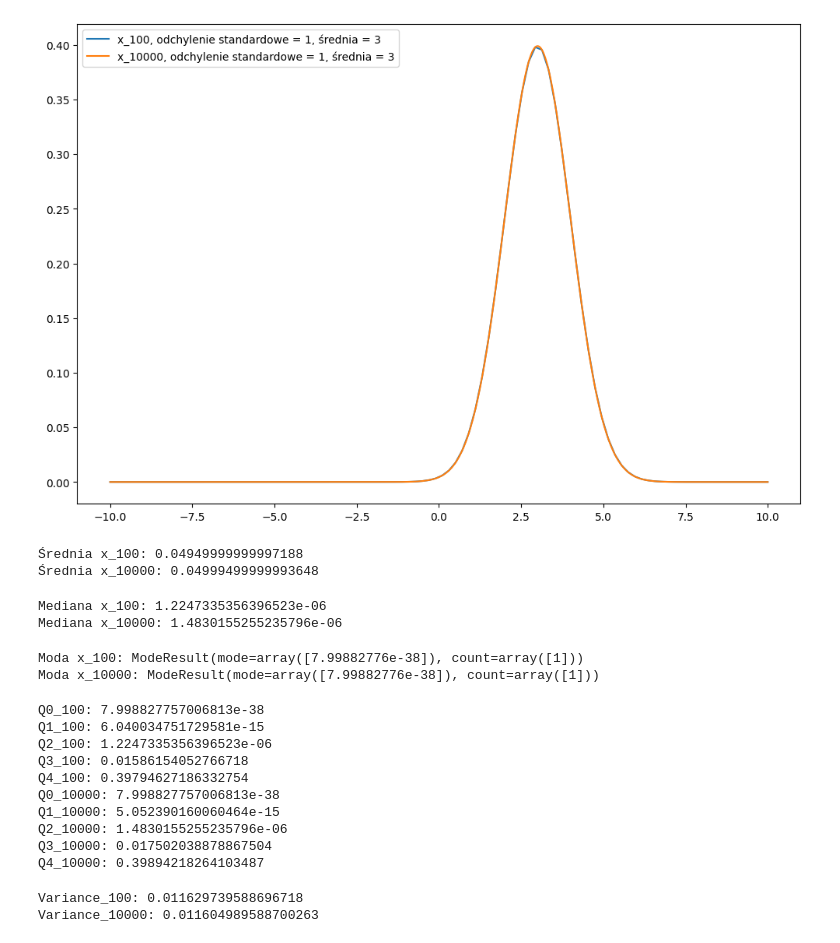
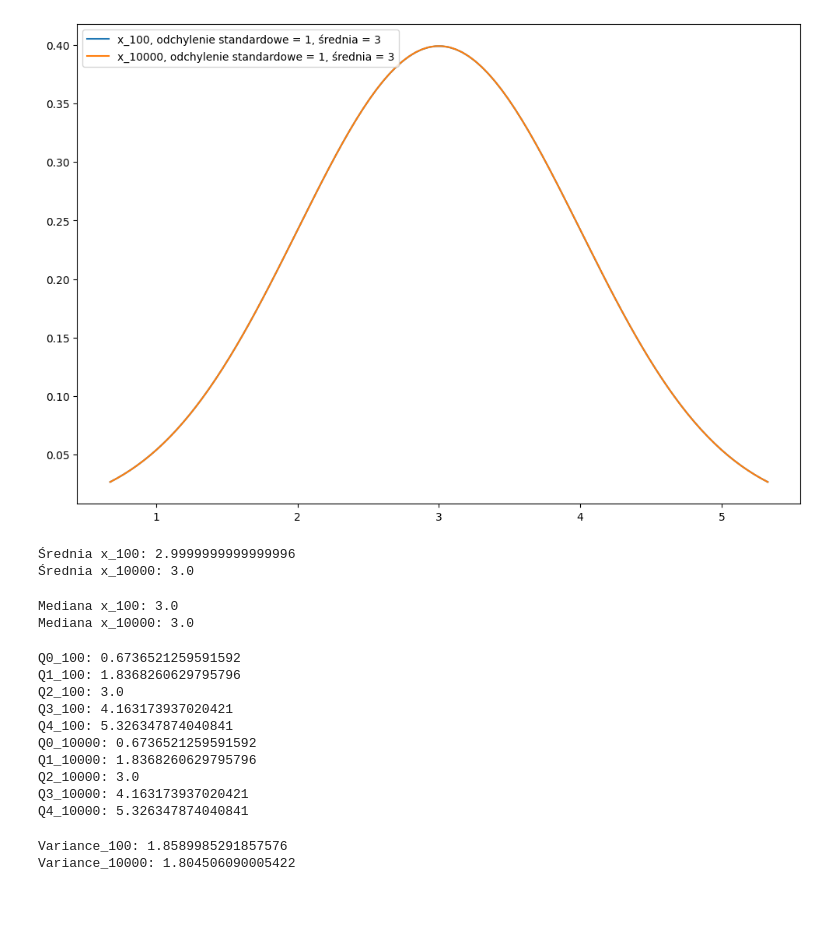
Before and after one commit to amadeuszpolak/zad_10_2_stats, a Jupyter notebook: stats2.ipynb, the cells around one changed output. Saved outputs shown, nothing was run; the diff lists cells and outputs as text; code cells hidden in the pictures; blank space fills up the shorter version.

```diff
--- a/stats2.ipynb
+++ b/stats2.ipynb
@@ -6,41 +6,31 @@ import seaborn as sns
 from scipy import stats
 from sklearn.preprocessing import StandardScaler, MinMaxScaler
 # %%
-x_100 = np.linspace(-10, 10, 100)
-x_10000 = np.linspace(-10, 10, 10000)
+x_100 = np.linspace(stats.norm.ppf(0.01, loc=3, scale=1), stats.norm.ppf(0.99, loc=3, scale=1), 100)
+x_10000 = np.linspace(stats.norm.ppf(0.01, loc=3, scale=1), stats.norm.ppf(0.99, loc=3, scale=1), 10000)
 plt.figure(figsize=(12, 8))
 plt.plot(x_100, stats.norm.pdf(x_100, 3, 1), label='x_100, odchylenie standardowe = 1, średnia = 3')
 plt.plot(x_10000, stats.norm.pdf(x_10000, 3, 1), label='x_10000, odchylenie standardowe = 1, średnia = 3')
 plt.legend(loc='upper left')
 plt.show()
-x_100 = stats.norm.pdf(x_100, 3, 1)
-x_10000 = stats.norm.pdf(x_10000, 3, 1)
 # %% [output]
-[figure, old version]
+[figure, new version]
 # %%
 mean_100 = np.mean(x_100)
 print(f"Średnia x_100: {mean_100}")
 mean_10000 = np.mean(x_10000)
 print(f"Średnia x_10000: {mean_10000}")
 # %% [output]
-Średnia x_100: 0.04949999999997188
-Średnia x_10000: 0.04999499999993648
+Średnia x_100: 2.9999999999999996
+Średnia x_10000: 3.0
 # %%
 median_100 = np.median(x_100)
 print(f"Mediana x_100: {median_100}")
 median_10000 = np.median(x_10000)
 print(f"Mediana x_10000: {median_10000}")
 # %% [output]
-Mediana x_100: 1.2247335356396523e-06
-Mediana x_10000: 1.4830155255235796e-06
+Mediana x_100: 3.0
+Mediana x_10000: 3.0
-# %%
-mode_100 = stats.mode(x_100)
-print(f"Moda x_100: {mode_100}")
-mode_10000 = stats.mode(x_10000)
-print(f"Moda x_10000: {mode_10000}")
-# %% [output]
-Moda x_100: ModeResult(mode=array([7.99882776e-38]), count=array([1]))
-Moda x_10000: ModeResult(mode=array([7.99882776e-38]), count=array([1]))
 # %%
 q0_100 = np.quantile(x_100, 0.0)
 q1_100 = np.quantile(x_100, 0.25)
@@ -61,24 +51,24 @@ print(f'Q2_10000: {median_10000}')
 print(f'Q3_10000: {q3_10000}')
 print(f'Q4_10000: {q4_10000}')
 # %% [output]
-Q0_100: 7.998827757006813e-38
-Q1_100: 6.040034751729581e-15
-Q2_100: 1.2247335356396523e-06
-Q3_100: 0.01586154052766718
-Q4_100: 0.39794627186332754
-Q0_10000: 7.998827757006813e-38
-Q1_10000: 5.052390160060464e-15
-Q2_10000: 1.4830155255235796e-06
-Q3_10000: 0.017502038878867504
-Q4_10000: 0.39894218264103487
+Q0_100: 0.6736521259591592
+Q1_100: 1.8368260629795796
+Q2_100: 3.0
+Q3_100: 4.163173937020421
+Q4_100: 5.326347874040841
+Q0_10000: 0.6736521259591592
+Q1_10000: 1.8368260629795796
+Q2_10000: 3.0
+Q3_10000: 4.163173937020421
+Q4_10000: 5.326347874040841
 # %%
 variance_100 = np.var(x_100, ddof=1)
 print(f'Variance_100: {variance_100}')
 variance_10000 = np.var(x_10000, ddof=1)
 print(f'Variance_10000: {variance_10000}')
 # %% [output]
-Variance_100: 0.011629739588696718
-Variance_10000: 0.011604989588700263
+Variance_100: 1.8589985291857576
+Variance_10000: 1.804506090005422
 # %%
 standard_deviation_100 = np.std(x_100, ddof=1)
 print(f'Std_100: {standard_deviation_100}')
```
Also changed, not shown: parts of 3 cells of this notebook.
